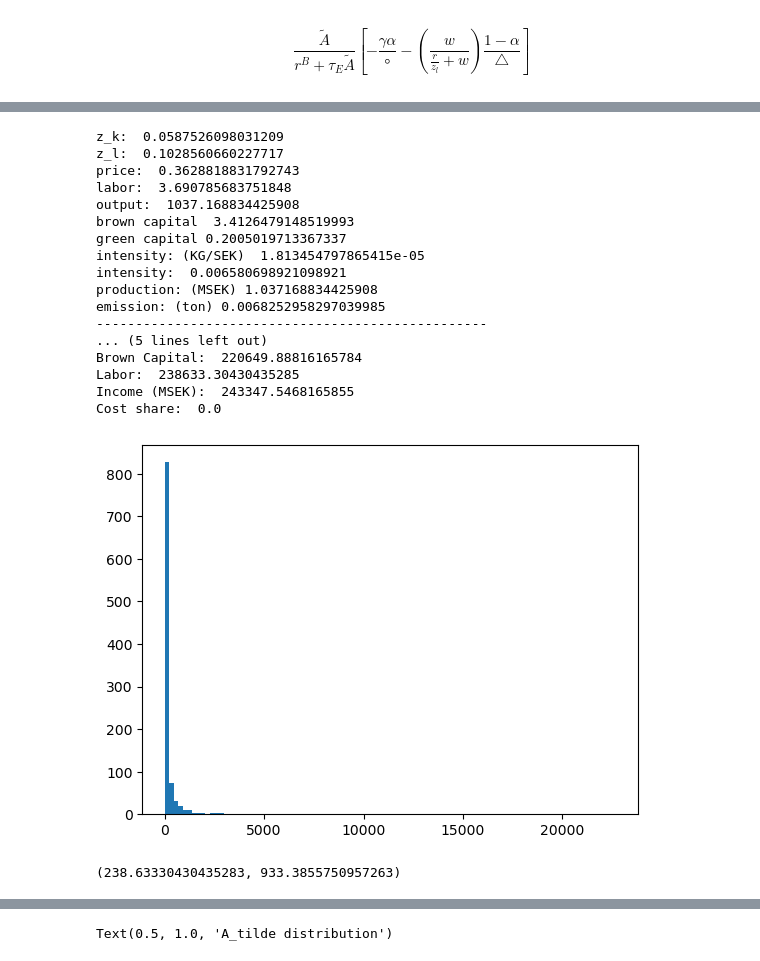
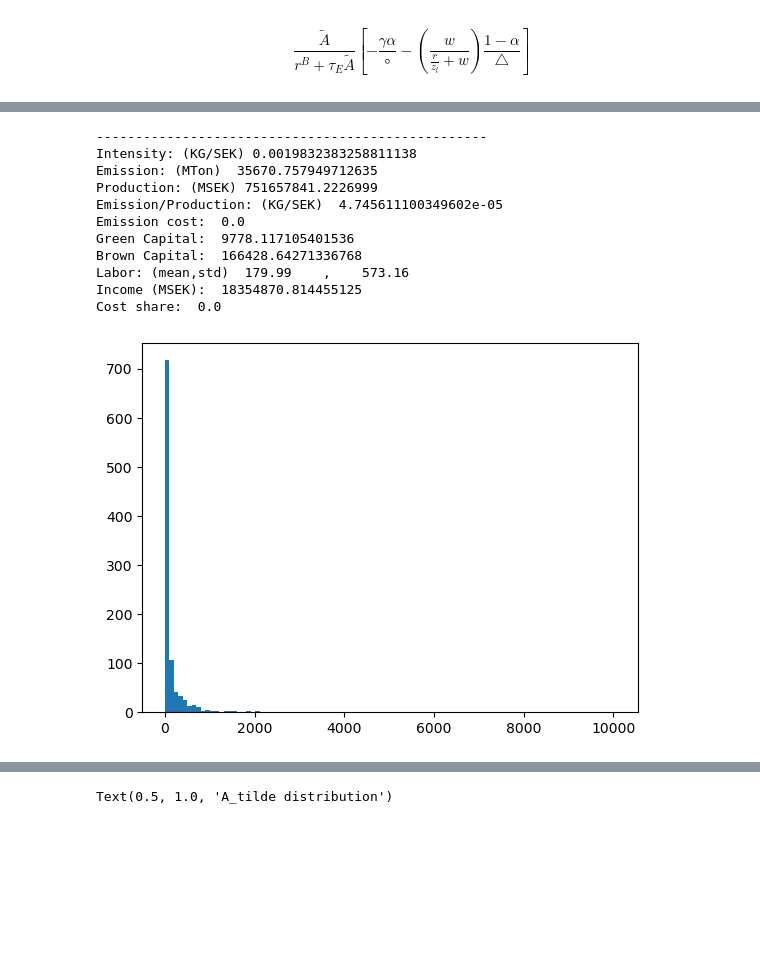
Before and after one commit to mortezaaghajanzadeh/Resource-Reallocation, a Jupyter notebook: code/test.ipynb, the cells around one changed output, grey strips where cells are left out. Cells and saved outputs as stored; diff of their text form; code cells hidden in the pictures; blank space fills up the shorter version.

```diff
--- a/code/test.ipynb
+++ b/code/test.ipynb
@@ -95,66 +96,62 @@ parameters = {
     'β': 0.6,
     'γ':2.58,
     'α': 0.25,
-    'A_hat':1.1,
-    'A_tilde': 0.002,
+    'A_hat':2,
+    'A_tilde': 0.2,
     'μ': 0,
     'θ': 1,
     'η': np.inf,
     'σ': 5,
     'r_b': 0.05,
     'green_premium': 0,
     'w': .500, # MSEK
     'τ_E': 0,# per ton
     'n': int(1e3),
-    'sd': 0.65,
+    'sd': .45,
+    'cov': 0,
     }
 z_k,z_l,l,Y,p,g, b = ratios_gen(parameters)
-print("z_k: ",z_k,"\nz_l: ",z_l,"\nprice: ",p,"\nlabor: ",l,"\noutput: ",Y,"\nbrown capital ",b,"\ngreen capital",g)
-print("intensity: (KG/SEK) ",parameters['A_tilde']*b / p / Y)
-print("intensity: ",function_intensity(parameters['A_tilde'],parameters['A_hat'],parameters['α'],parameters['γ'],z_l,z_k,parameters['β']))
-print("production: (MSEK)",production_function(parameters['A_hat'],parameters['β'],z_l,l))
-print("emission: (ton)",function_intensity(parameters['A_tilde'],parameters['A_hat'],parameters['α'],parameters['γ'],z_l,z_k,parameters['β']) * production_function(parameters['A_hat'],parameters['β'],z_l,l))
+# print("z_k: ",z_k,"\nz_l: ",z_l,"\nprice: ",p,"\nlabor: ",l,"\noutput: ",Y,"\nbrown capital ",b,"\ngreen capital",g)
+# print("intensity: (KG/SEK) ",parameters['A_tilde']*b / p / Y)
+# print("intensity: ",function_intensity(parameters['A_tilde'],parameters['A_hat'],parameters['α'],parameters['γ'],z_l,z_k,parameters['β']))
+# print("production: (MSEK)",production_function(parameters['A_hat'],parameters['β'],z_l,l))
+# print("emission: (ton)",function_intensity(parameters['A_tilde'],parameters['A_hat'],parameters['α'],parameters['γ'],z_l,z_k,parameters['β']) * production_function(parameters['A_hat'],parameters['β'],z_l,l))
 
 ##
 print("-"*50)
 ##
 
 res = simulate_firms(parameters)
-emission, production, intensity, G_c, B_c,l = res[0],res[1],res[2],res[5],res[6],res[7]
-income,cost_share = res[8],res[9]
-emission_cost = res[4]
-print("Intensity: (KG/SEK)",intensity)
-print("Emission: (MTon) ",emission/1e6)
-print("Emission/Production: (KG/SEK) ",emission/production * 1e3)
+
+emissions,production,intensity,emission_cost,G_c,B_c,l,income,cost_share,price = res[0],res[1],res[2],res[3],res[4],res[5],res[6],res[7],res[8],res[9]
+Y = CES_aggregator(production,parameters['σ'])
+e = sum(emissions)
+
+print("Intensity: (KG/SEK)",intensity.mean())
+print("Emission: (MTon) ",e)
+print("Production: (MSEK)",Y)
+print("Emission/Production: (KG/SEK) ",e/Y)
 print("Emission cost: ",sum(emission_cost))
 print("Green Capital: ",sum(G_c))
 print("Brown Capital: ",sum(B_c))
-print("Labor: ",sum(l))
-print("Income (MSEK): ",sum(income)/1e2)
+print("Labor: (mean,std) ",l.mean().round(2),"   ,   ",l.std().round(2))
+print("Income (MSEK): ",sum(income))
 print("Cost share: ",sum(cost_share)/len(cost_share))
 #hist plot
 plt.figure()
 plt.hist(l,bins=100)
 plt.show()
-np.array(l).mean(),np.array(l).std()
 # %% [output]
-z_k:  0.0587526098031209
-z_l:  0.1028560660227717
-price:  0.3628818831792743
-labor:  3.690785683751848
-output:  1037.168834425908
-brown capital  3.4126479148519993
-green capital 0.2005019713367337
-intensity: (KG/SEK)  1.813454797865415e-05
-intensity:  0.006580698921098921
-production: (MSEK) 1.037168834425908
-emission: (ton) 0.0068252958297039985
 --------------------------------------------------
-... (5 lines left out)
-Brown Capital:  220649.88816165784
-Labor:  238633.30430435285
-Income (MSEK):  243347.5468165855
+Intensity: (KG/SEK) 0.0019832383258811138
+Emission: (MTon)  35670.757949712635
+Production: (MSEK) 751657841.2226999
+Emission/Production: (KG/SEK)  4.745611100349602e-05
+Emission cost:  0.0
+Green Capital:  9778.117105401536
+Brown Capital:  166428.64271336768
+Labor: (mean,std)  179.99    ,    573.16
+Income (MSEK):  18354870.814455125
 Cost share:  0.0
-[figure, old version]
+[figure, new version]
-(238.63330430435283, 933.3855750957263)
 # %%
```
Also changed, not shown: parts of 2 cells of this notebook, 3 other files.
